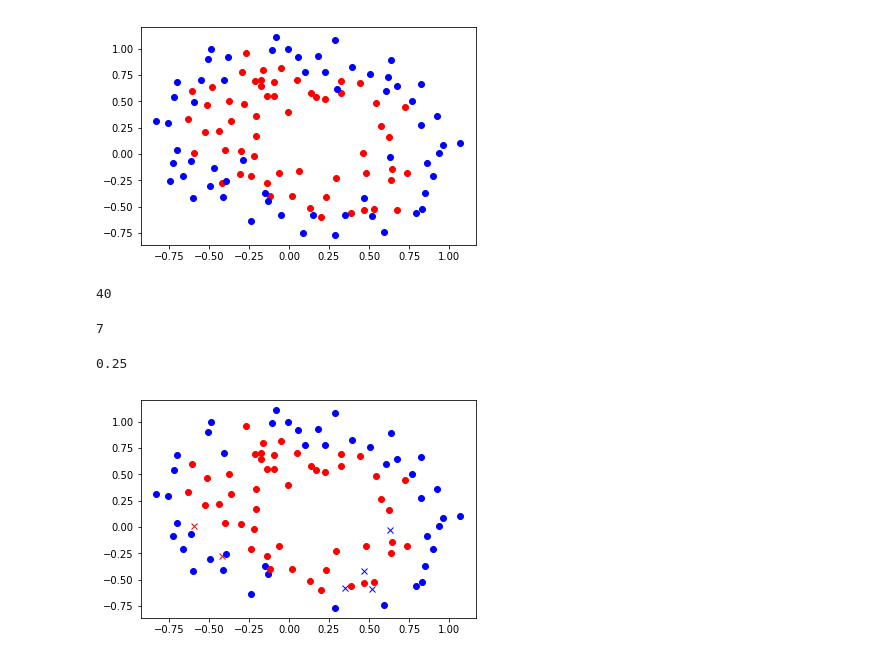
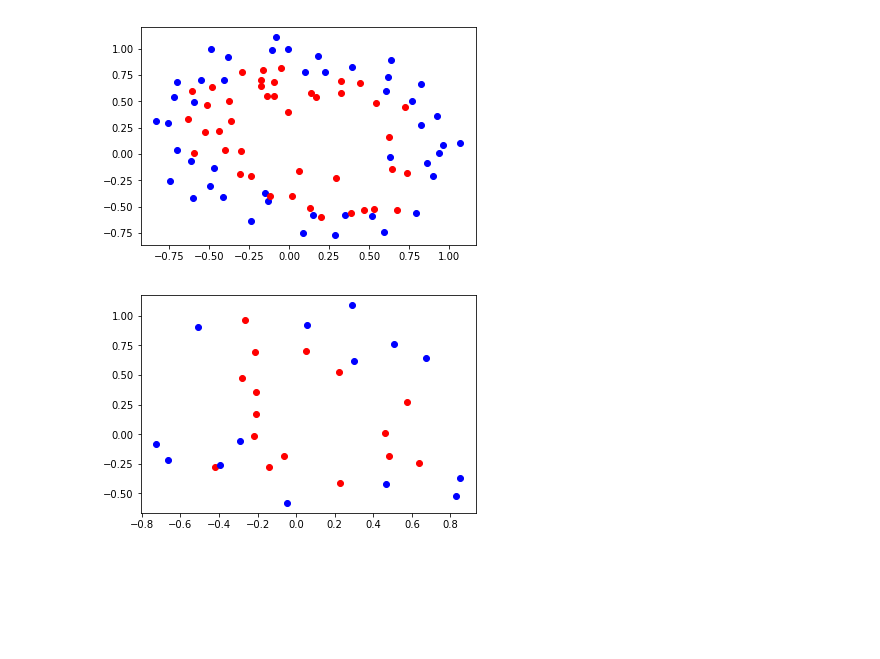
Before and after one commit to Albert1401/4c, a Jupyter notebook: ml/knn/knn.ipynb, the cells around one changed output. Drawn from its saved outputs; the diff is of its cells as text; code cells hidden in the pictures; blank space fills up the shorter version.

```diff
--- a/ml/knn/knn.ipynb
+++ b/ml/knn/knn.ipynb
@@ -118,12 +182,9 @@ data = load('chips.txt')
-# %%
-show_data(data)
-# %% [output]
-[figure, removed]
-# %%
-seed = np.random.randint(1, 100)
-seed
-# %% [output]
-40
 # %%
-testsize = 40
+testsize = 30
+seed = np.random.randint(1, 100)
 train, test = train_test_split(data, train_size = len(data) - testsize, test_size = testsize, random_state = seed)
+show_data(train)
+show_data(test)
+# %% [output]
+[figure, added]
+[figure, added]
@@ -133,24 +190,0 @@ bestk = grid_search(knn, range(1, 20, 2), len(data) - testsize)
-# %%
-knn.data = train
-knn.k = bestk
-print(bestk)
-# %% [output]
-7
-# %%
-Q(knn, test)
-# %% [output]
-0.25
-# %%
-ms = []
-for i in range(len(train)):
-    knn.data = np.append(train[:i], train[i + 1:], axis = 0)
-    m = knn.margin(train[i][:-1], train[i][-1])
-    ms.append(m)
-    if m <= -1:
-        plt.plot(train[i][0], train[i][1], 'bx' if train[i][-1] < 0.5 else 'rx')
-    else:
-        plt.plot(train[i][0], train[i][1], 'bo' if train[i][-1] < 0.5 else 'ro')
-#list(map(print, sorted(zip(map(lambda x: (x[0], x[1], x[2]), train), ms))))
-plt.show()
-# %% [output]
-[figure, removed]
```
Also changed, not shown: parts of 20 cells of this notebook.
